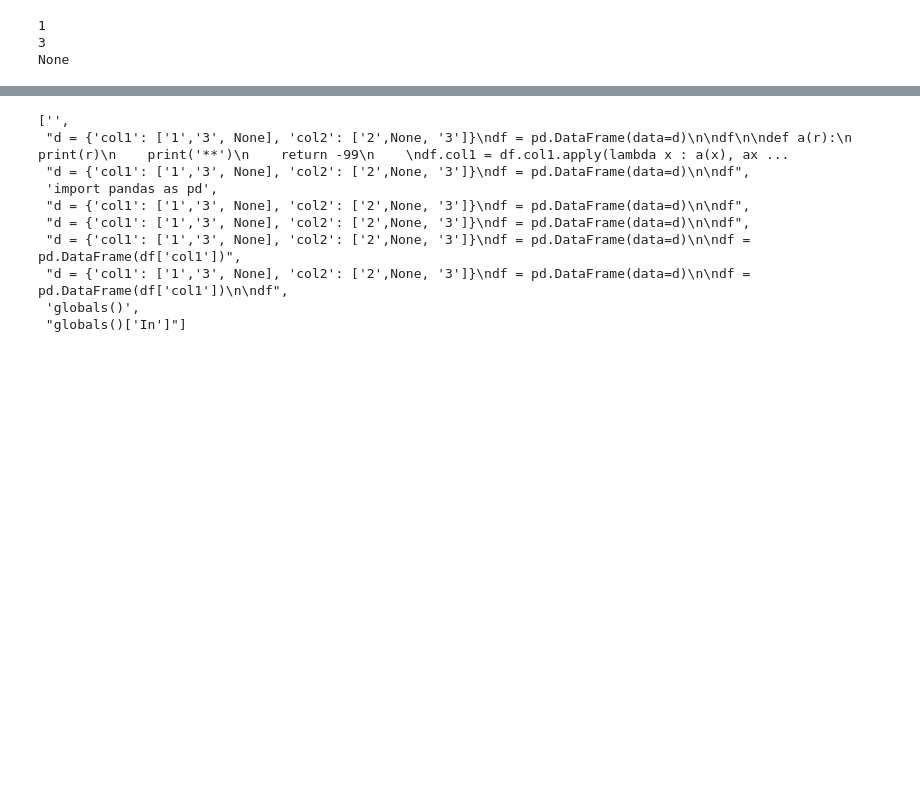
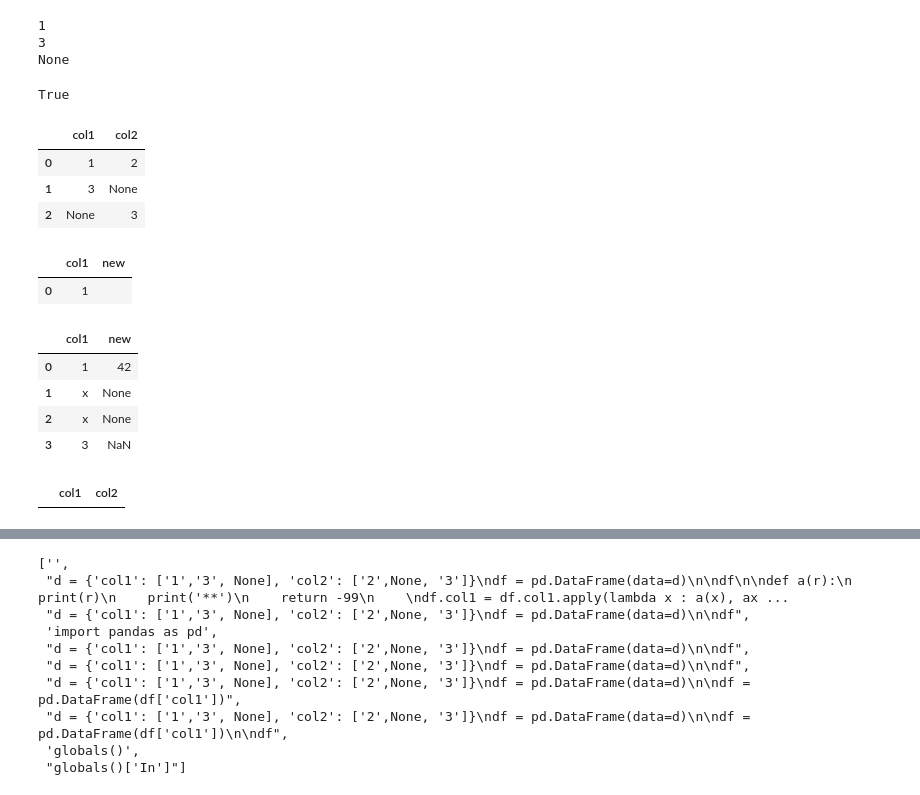
Before and after one commit to eoglethorpe/humanitarian, a Jupyter notebook: shelter/sohss/c0d3/sand.ipynb, the cells around one changed output, grey strips where cells are left out. Cells and saved outputs as stored; diff of their text form; code cells hidden in the pictures; blank space fills up the shorter version.

```diff
--- a/shelter/sohss/c0d3/sand.ipynb
+++ b/shelter/sohss/c0d3/sand.ipynb
@@ -44,3 +45,34 @@ for v in df.iterrows():
 1
 3
 None
+# %%
+set(['a', 'b']).issubset(['a', 'b', 'c'])
+# %% [output]
+True
+# %%
+df
+# %% [output]
+|  | col1 | col2 |
+| 0 | 1 | 2 |
+| 1 | 3 | None |
+| 2 | None | 3 |
+# %%
+m
+# %% [output]
+|  | col1 | new |
+| 0 | 1 |  |
+# %%
+m
+# %% [output]
+|  | col1 | new |
+| 0 | 1 | 42 |
+| 1 | x | None |
+| 2 | x | None |
+| 3 | 3 | NaN |
+# %%
+def s(x):
+    return '12'
+
+df[df.col1.apply(lambda x : s(x)) == '1']
+# %% [output]
+|  | col1 | col2 |
```
Also changed, not shown: parts of 4 cells of this notebook, 3 other files.
